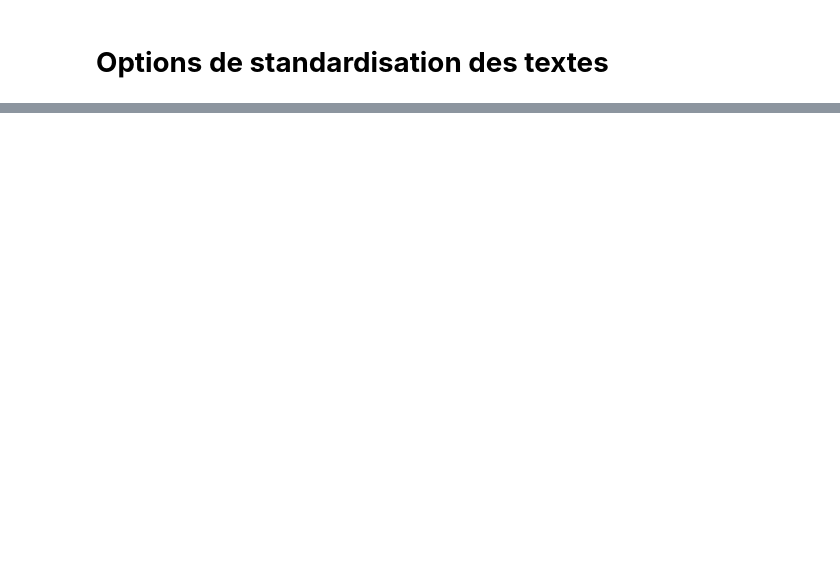
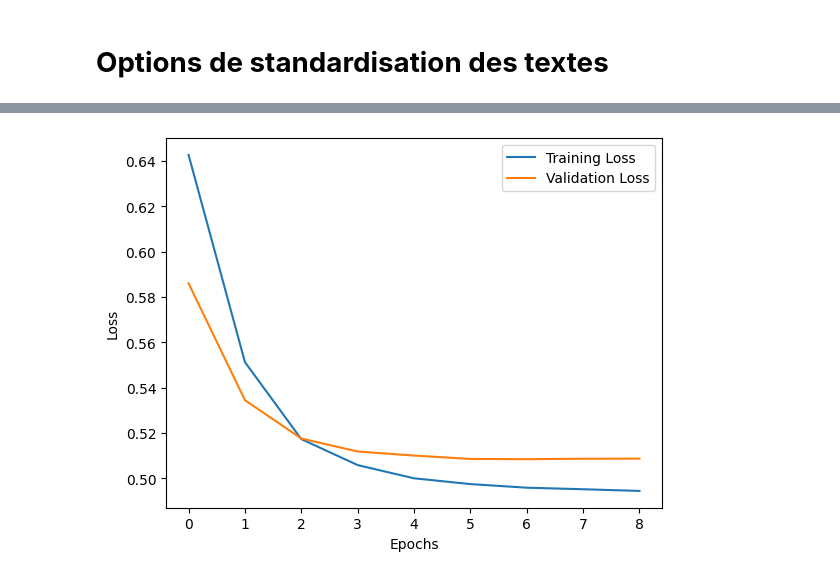
Before and after one commit to Hedredo/dagshub_p7, a Jupyter notebook: notebooks/modelisation.ipynb, the cells around one changed output, grey strips where cells are left out. Cells and saved outputs as stored; diff of their text form; code cells hidden in the pictures; blank space fills up the shorter version.

Commit message:
code update with nn and weights

```diff
--- a/notebooks/modelisation.ipynb
+++ b/notebooks/modelisation.ipynb
@@ -307,0 +353,9 @@ max_features = 1000
+# %%
+def vectorize_text(text, label):
+    text = tf.expand_dims(text, -1)
+    return vectorize_layer(text), label
+# %%
+col_name = "tokenizer with lowercase"
+train_ds, val_ds, test_ds = tf_ds_split(
+    X_train, X_test, y_train, y_test, col_name, batch_size=batch_size, seed=SEED
+)
@@ -352,9 +457,19 @@ train_dataset = tf.data.Dataset.from_tensor_slices(
+# %%
+# Define callbacks
+callbacks = [
+    tf.keras.callbacks.EarlyStopping(monitor="val_loss", mode="min", patience=2),
+    tf.keras.callbacks.ModelCheckpoint(
+        filepath=f"../weights/{col_name}_model.h5",
+        monitor="val_loss",
+        save_best_only=True,
+    ),
+]
 # %%
-epochs = 2
+epochs = 10
 history = model.fit(
-    train_dataset,
-    batch_size=batch_size,
-    # validation_data=val_ds,
+    train_ds,
+    validation_data=val_ds,
     epochs=epochs,
+    callbacks=callbacks,
 )
 # %% [output]
@@ -366,0 +504,9 @@ ValueError: in user code:
+# %%
+plt.plot(history.history["loss"], label="Training Loss")
+plt.plot(history.history["val_loss"], label="Validation Loss")
+plt.xlabel("Epochs")
+plt.ylabel("Loss")
+plt.legend()
+plt.show()
+# %% [output]
+[figure, added]
```
Also changed, not shown: parts of 51 cells of this notebook, 1 other file.
